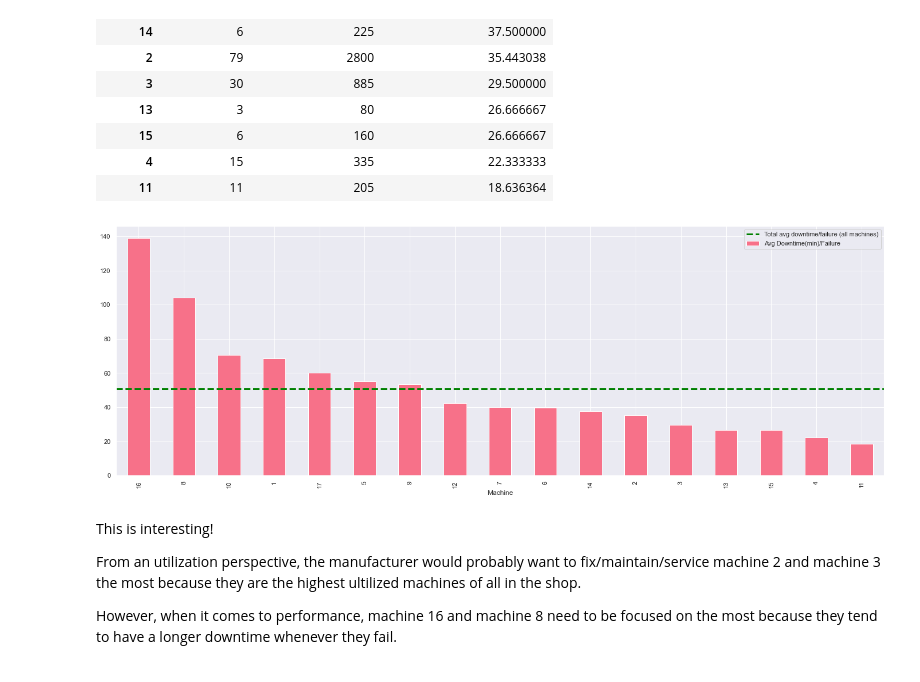
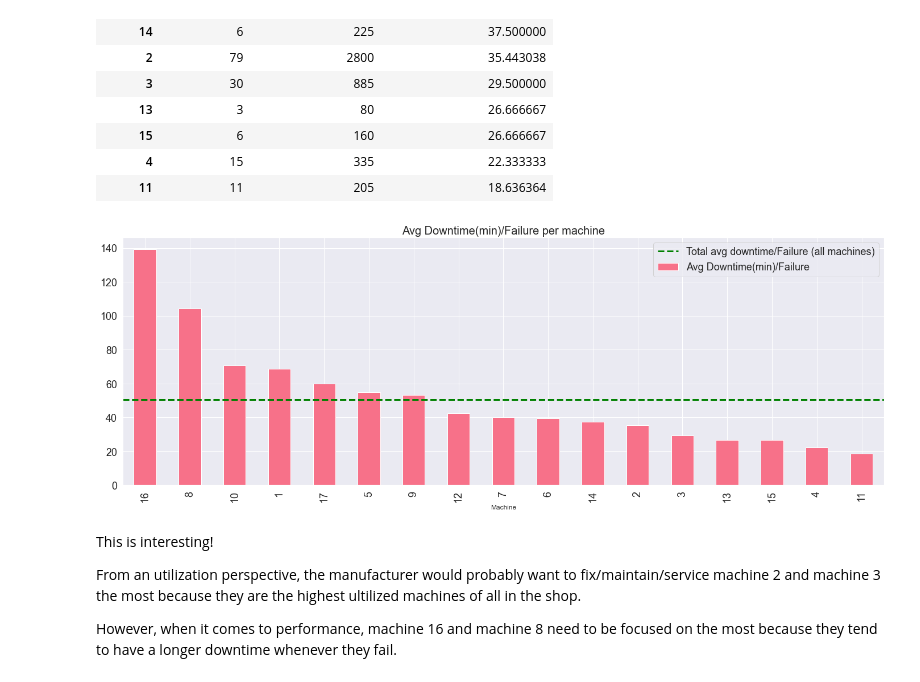
Before and after one commit to vilandao/analytics_onboarding, a Jupyter notebook: Exploration.ipynb, the cells around one changed output. Saved outputs shown, nothing was run; the diff lists cells and outputs as text; code cells hidden in the pictures.

Commit message:
clean up code, enhance visualizations

```diff
--- a/Exploration.ipynb
+++ b/Exploration.ipynb
@@ -361,18 +368,20 @@ machine_dt_per_fl.sort_values(by = 'Avg Downtime(min)/Failure', ascending = Fals
 | 11 | 11 | 205 | 18.636364 |
 # %%
 # plot avg downtime(min)/failure per machine vs average downtime(min)/failure per all machines
-machine_dt_per_fl['Avg Downtime(min)/Failure'].sort_values(ascending = False).plot(kind = 'bar')
+machine_dt_per_fl['Avg Downtime(min)/Failure'].sort_values(ascending = False).plot(kind = 'bar',
+                                                                                   fontsize = 18)
 
 plt.axhline(combined_df['Total Downtime min'].sum()/combined_df['Total Failures'].sum(),
-            c='green',
-            linestyle='--',
-            linewidth=3,
-            label = 'Total avg downtime/failure (all machines)')
+            c = 'green',
+            linestyle = '--',
+            linewidth = 3,
+            label = 'Total avg downtime/Failure (all machines)')
 
-plt.legend()
+plt.title('Avg Downtime(min)/Failure per machine', fontsize = 20)
+plt.legend(fontsize = 18)
 plt.show()
 # %% [output]
-[figure, old version]
+[figure, new version]
 # %% [markdown]
 This is interesting!
 
```
Also changed, not shown: parts of 15 cells of this notebook, 1 other file.
